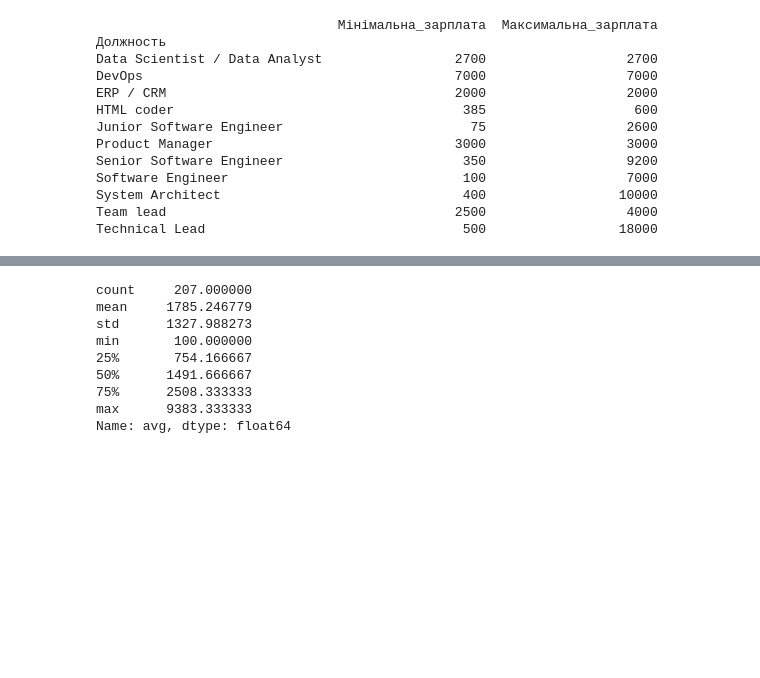
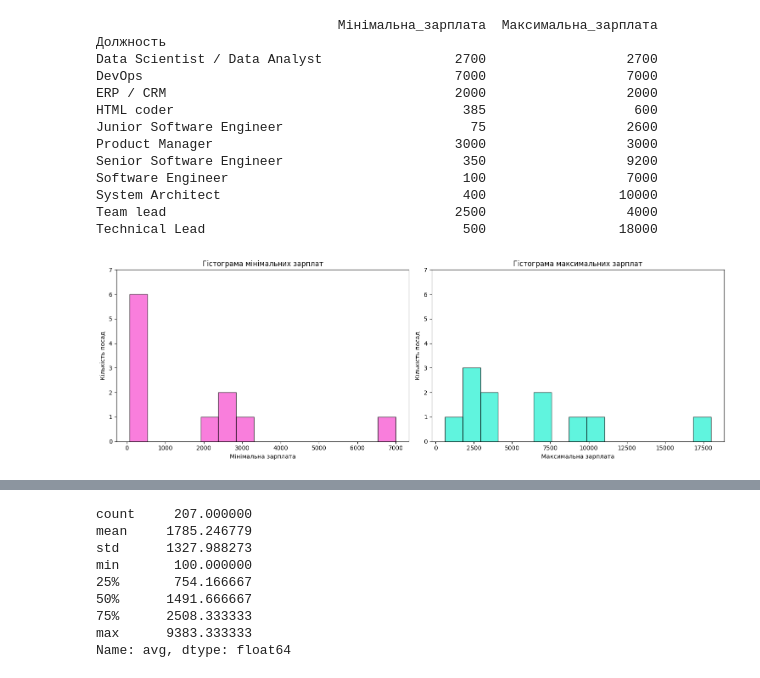
Before and after one commit to Taras55001/DC_HW2, a Jupyter notebook: Hw2.2.ipynb, the cells around one changed output, grey strips where cells are left out. Drawn from its saved outputs; the diff is of its cells as text; code cells hidden in the pictures; blank space fills up the shorter version.

```diff
--- a/Hw2.2.ipynb
+++ b/Hw2.2.ipynb
@@ -126,6 +141,33 @@ Software Engineer                              100                  7000
 System Architect                               400                 10000
 Team lead                                     2500                  4000
 Technical Lead                                 500                 18000
+# %%
+import matplotlib.pyplot as plt
+
+min_salary = aggregated_data['Мінімальна_зарплата']
+max_salary = aggregated_data['Максимальна_зарплата']
+
+max_height = max(7, 0)
+
+plt.figure(figsize=(15, 5))
+plt.subplot(1, 2, 1)
+plt.hist(min_salary, bins=15, edgecolor='k', alpha=0.7, color='#f748ce')
+plt.title('Гістограма мінімальних зарплат')
+plt.xlabel('Мінімальна зарплата')
+plt.ylabel('Кількість посад')
+plt.ylim(0, max_height)
+
+plt.subplot(1, 2, 2)
+plt.hist(max_salary, bins=15, edgecolor='k', alpha=0.7, color='#1df0d0')
+plt.title('Гістограма максимальних зарплат')
+plt.xlabel('Максимальна зарплата')
+plt.ylabel('Кількість посад')
+plt.ylim(0, max_height)
+
+plt.tight_layout()
+plt.show()
+# %% [output]
+[figure, added]
 # %%
 #Створіть функцію fill_avg_salary, яка повертатиме середнє значення заробітної плати на місяць.
 #Використовуйте її для методу apply та створіть новий стовпчик "avg"
```
Also changed, not shown: parts of 4 cells of this notebook, 2 other files.
